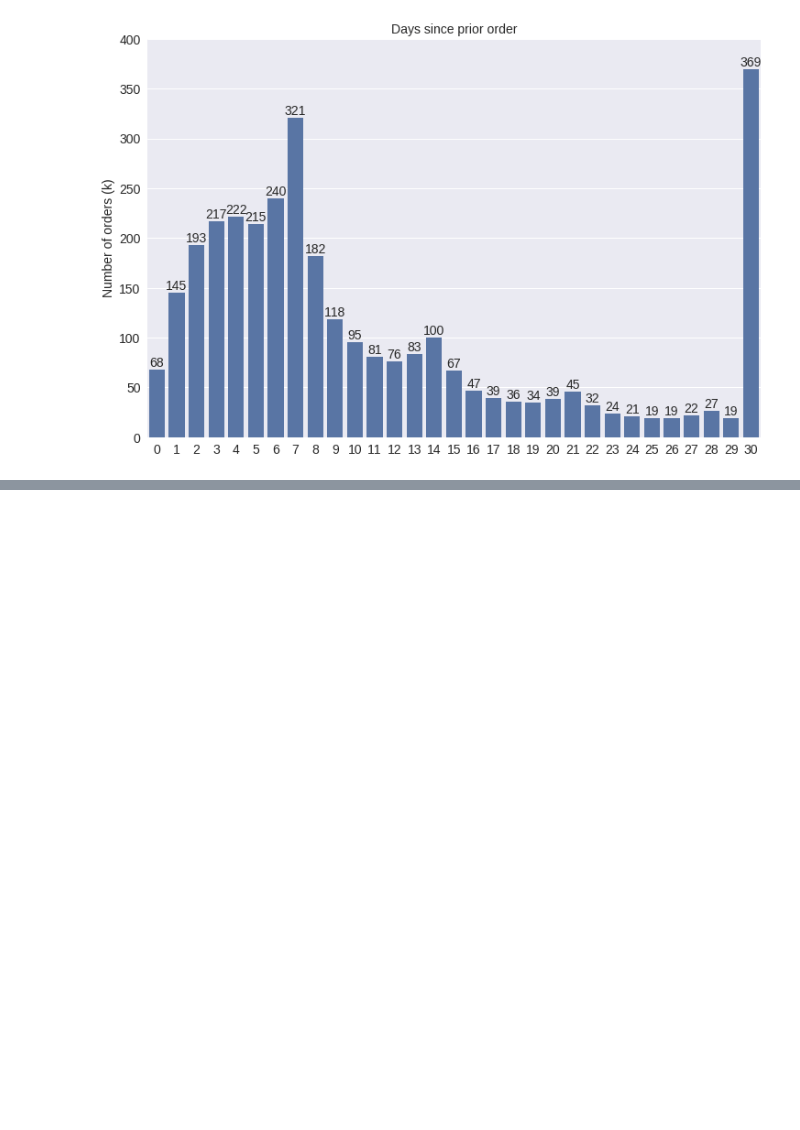
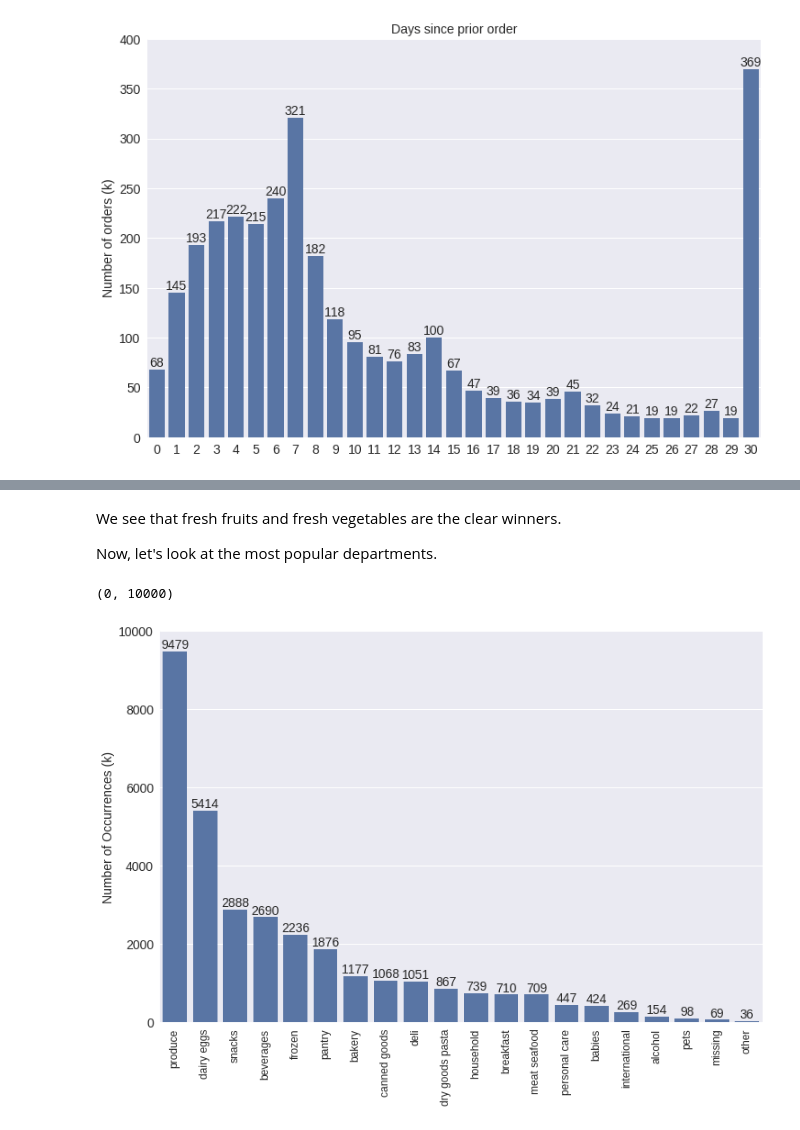
Before and after one commit to hallvardnydal/instacart, a Jupyter notebook: Exploration Notebook.ipynb, the cells around one changed output, grey strips where cells are left out. Cells and saved outputs as stored; diff of their text form; code cells hidden in the pictures; blank space fills up the shorter version.

```diff
--- a/Exploration Notebook.ipynb
+++ b/Exploration Notebook.ipynb
@@ -391,0 +526,19 @@ Order number: 5
+# %% [markdown]
+We see that fresh fruits and fresh vegetables are the clear winners.
+
+Now, let's look at the most popular departments.
+# %%
+cnt_srs = order_products_prior_df['department'].value_counts().head(20)
+
+plt.figure(figsize=(12,8))
+ax = sns.barplot(cnt_srs.index, cnt_srs.values/1000, color=color[0])
+annotate_bars(ax,fontsize=fs,offset=70)
+
+plt.ylabel('Number of Occurrences (k)', fontsize=fs)
+plt.xticks(rotation='vertical',fontsize=12)
+plt.yticks(fontsize=fs)
+
+plt.ylim(0,10000)
+# %% [output]
+(0, 10000)
+[figure, added]
```
Also changed, not shown: parts of 67 cells of this notebook.
